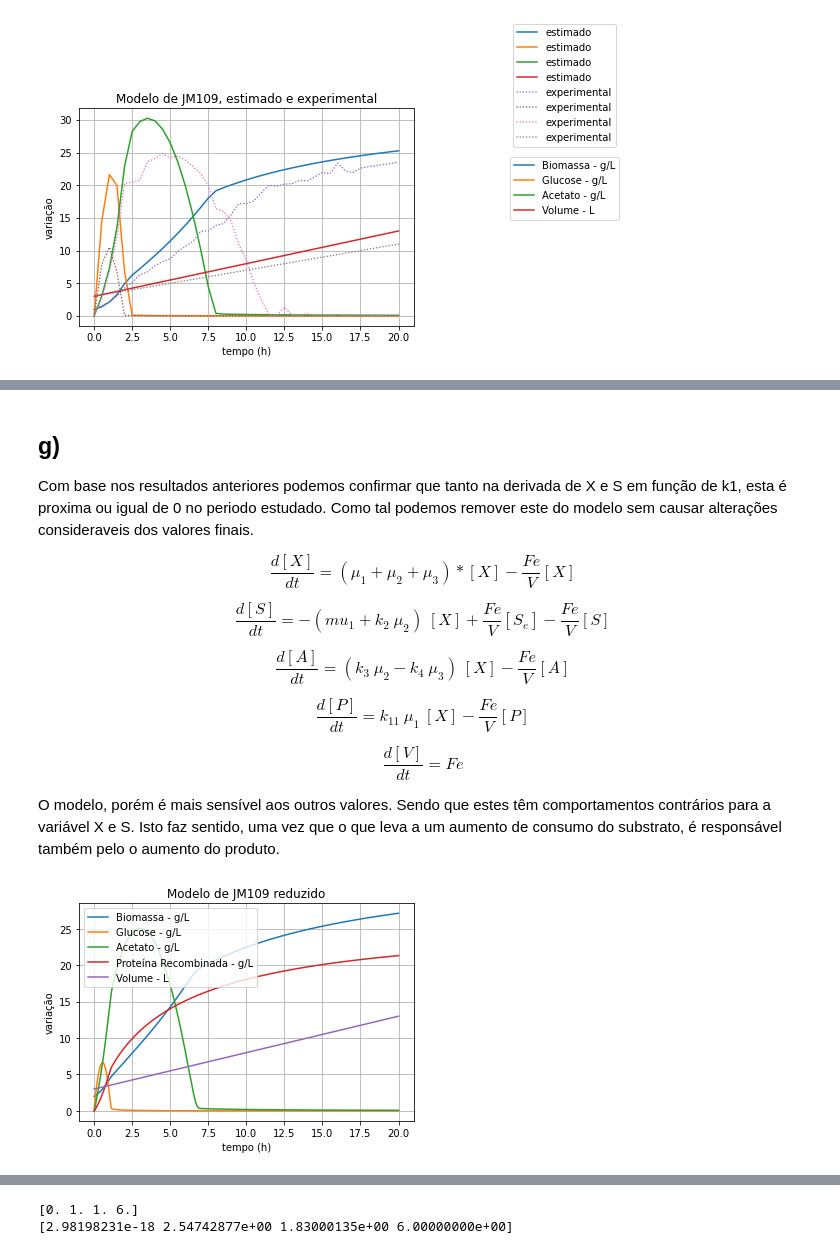
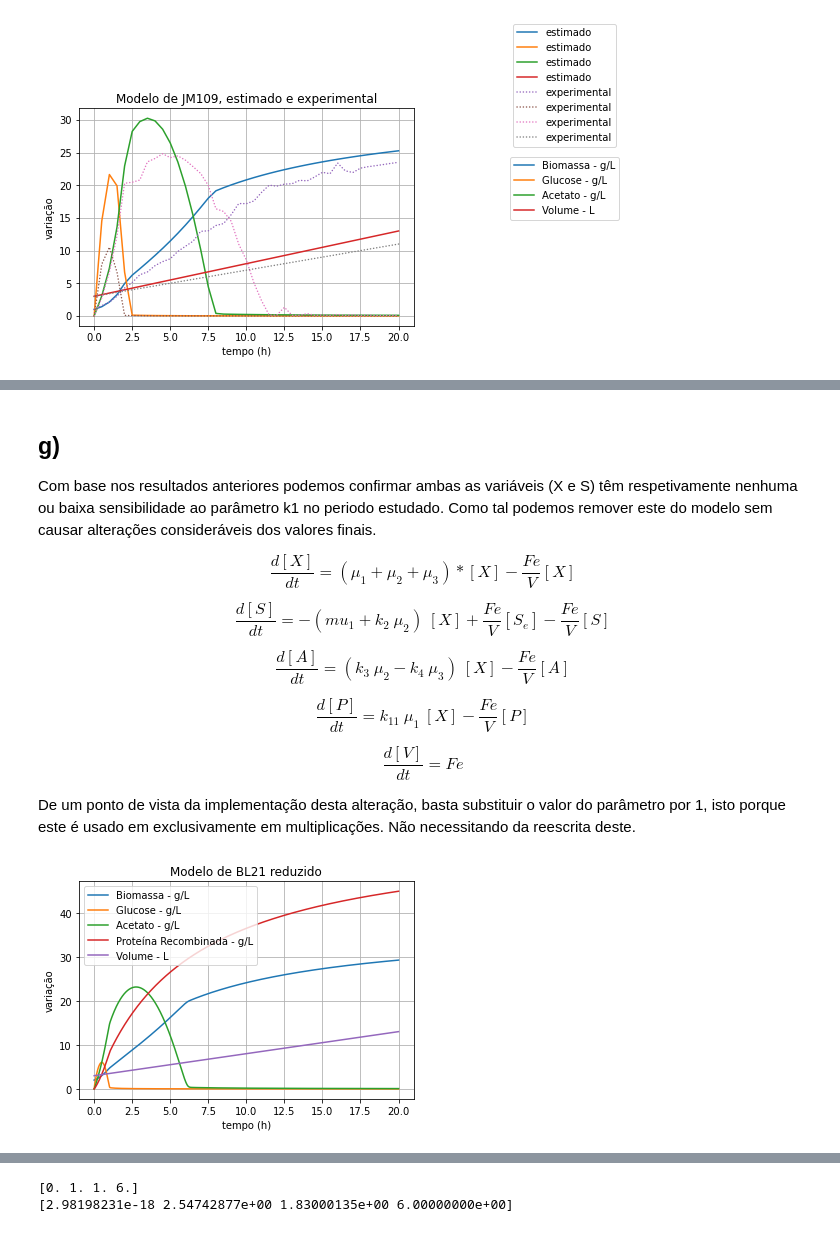
Before and after one commit to DiogoM1/MBINF_MPB_projeto, a Jupyter notebook: ficha.ipynb, the cells around one changed output, grey strips where cells are left out. Cells and saved outputs as stored; diff of their text form; code cells hidden in the pictures.

```diff
--- a/ficha.ipynb
+++ b/ficha.ipynb
@@ -539,7 +548,7 @@ plt.show()
 # %% [markdown]
 ## g)
 
-Com base nos resultados anteriores podemos confirmar que tanto na derivada de X e S em função de k1, esta é proxima ou igual de 0 no periodo estudado. Como tal podemos remover este do modelo sem causar alterações consideraveis dos valores finais.
+Com base nos resultados anteriores podemos confirmar ambas as variáveis (X e S) têm respetivamente nenhuma ou baixa sensibilidade ao parâmetro k1 no periodo estudado. Como tal podemos remover este do modelo sem causar alterações consideráveis dos valores finais.
 
 $$\frac{d[X]}{dt} = (\mu_1 + \mu_2 + \mu_3) * [X] - \frac{Fe}{V}[X]$$
 
@@ -551,13 +560,13 @@ $$\frac{d[P]}{dt} = k_{11} \ \mu_1 \ [X] - \frac{Fe}{V}[P]$$
 
 $$\frac{d[V]}{dt} = Fe$$
 
-O modelo, porém é mais sensível aos outros valores. Sendo que estes têm comportamentos contrários para a variável X e S. Isto faz sentido, uma vez que o que leva a um aumento de consumo do substrato, é responsável também pelo o aumento do produto.
+De um ponto de vista da implementação desta alteração, basta substituir o valor do parâmetro por 1, isto porque este é usado em exclusivamente em multiplicações. Não necessitando da reescrita deste.
 # %%
 # Initial conditions
 y0 = [2, 0, 0, 0, 3]
 
 # Parameters (Include all parameters required and make sure the function bl21 can unpack them all)
-k1, umax1, ks1 = 1, 0.2, 0.3
+k1, umax1, ks1 = 1, 0.3, 0.2
 params = [k1, umax1, ks1]
 
 # Initial time
@@ -573,32 +582,32 @@ r = ode(jm109).set_integrator('lsoda', method='bdf')
 r.set_initial_value(y0, t0).set_f_params(params)
 
 # Final time and step
 t1 = 20
 dt = 0.01
 
 #Consider creating some storing variables (T and Y)
 T, Y = [], []
 
 # Solve ode for the time step
 '''
 see scipy docs on how to resolve the ode for the time steps
 append the results to the storing variables
 '''
 while r.successful() and r.t < t1:
 	T.append(r.t+dt), Y.append(r.integrate(r.t+dt))
 
 # Plotting
 T = np.array([0]+T)
 Y = np.array([y0]+Y)
 labels = ['Biomassa - g/L', 'Glucose - g/L', 'Acetato - g/L', 'Proteína Recombinada - g/L', 'Volume - L']
 
 # Consider using matplotlib for plotting.
 fig, ax = plt.subplots()
 ax.plot(T, Y)
 ax.legend(labels)
-ax.set(xlabel='tempo (h)', ylabel='variação',title='Modelo de JM109 reduzido')
+ax.set(xlabel='tempo (h)', ylabel='variação',title='Modelo de BL21 reduzido')
 ax.grid()
 fig.savefig("jm109_red.png", dpi=300)
 plt.show()
 # %% [output]
-[figure, old version]
+[figure, new version]
```
Also changed, not shown: parts of 10 cells of this notebook.
